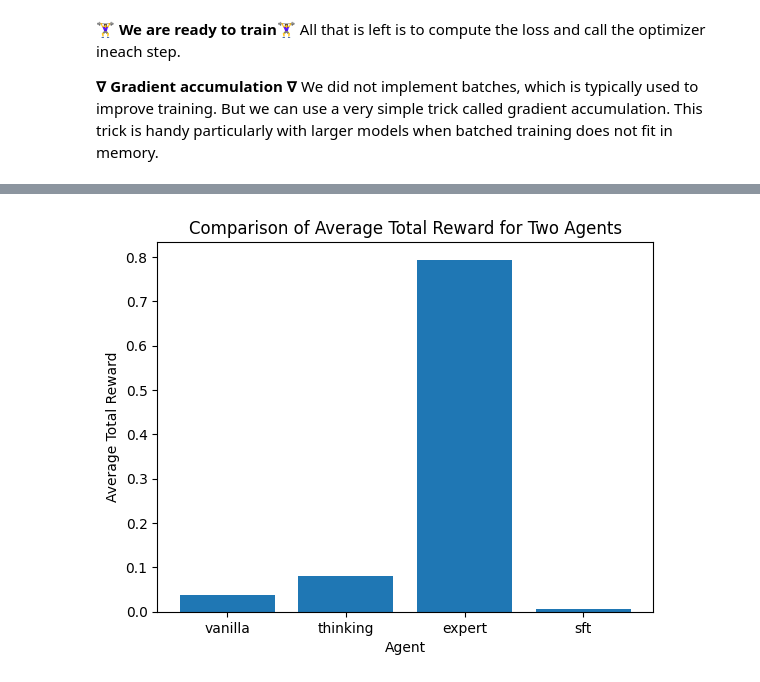
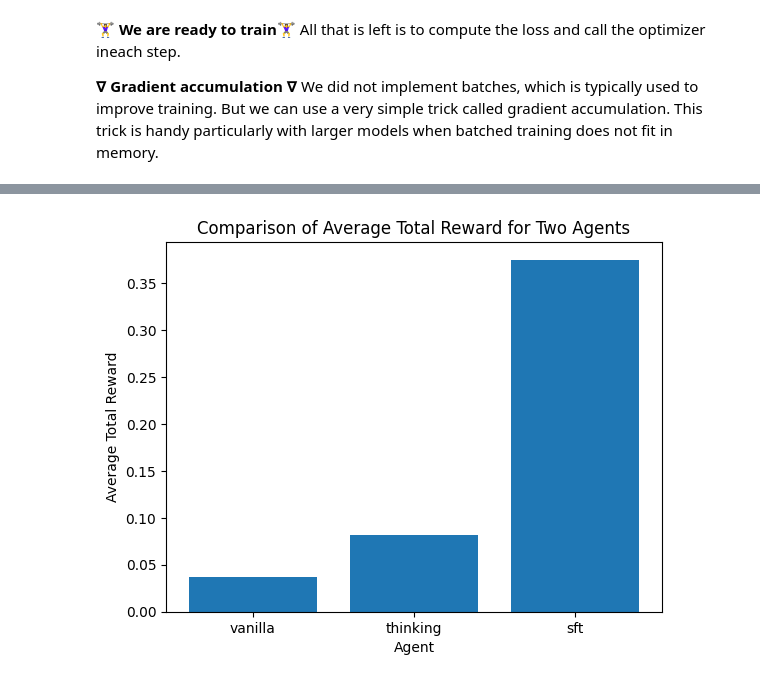
Before and after one commit to nickhalmagyi/hdsi-winter-workshop, a Jupyter notebook: llm-agents-part2.ipynb, the cells around one changed output, grey strips where cells are left out. Cells and saved outputs as stored; diff of their text form; code cells hidden in the pictures.

Commit message:
updated repo with pre-saved results data

```diff
--- a/llm-agents-part2.ipynb
+++ b/llm-agents-part2.ipynb
@@ -689,8 +674,8 @@ import numpy as np
 import matplotlib.pyplot as plt
 
 avg_rewards = {
-    a: np.mean([ep["total_reward"] for ep in episodes[a]])
-    for a in ["vanilla", "thinking"]
+    a: np.mean([ep["total_reward"] for ep in eps])
+    for a, eps in baseline_episodes.items()
 }
 
 # make a bar chart
@@ -998,0 +1142,13 @@ RuntimeError: element 0 of tensors does not require grad and does not have a gra
+# %%
+import pandas as pd
+
+# Make a plot of the training of the losses
+# Load presaved ones for convenience.
+with open(f"{target_dir}/sft_losses.json", "r") as f:
+    all_losses = json.load(f)
+
+pd.Series(all_losses).ewm(halflife=30, min_periods=10).mean().plot()
+plt.xlabel("Step")
+plt.ylabel("Loss (EMA @ haflife 30)")
+plt.title("Training Loss")
+plt.show()
@@ -1001,18 +1159,18 @@ RuntimeError: element 0 of tensors does not require grad and does not have a gra
 # %%
-# Combine LORA adapter with the original LLM weights
-model_merged = model_lora.merge_and_unload()
-
-# Run eval loop with fine-tuned model
-new_episodes = {"sft": []}
-num_episodes_per_agent = 20
+## Run eval loop with fine-tuned model
+sft_episodes = {"sft": []}
+num_episodes_per_agent = 1
 
 for ep in range(num_episodes_per_agent):
     printmd(f"#### Episode {ep}")
-    memory, data, total_reward = episode_rollout(model_merged, gameFold="test", thinking=False)
-    new_episodes['sft'].append({"ep": ep, "total_reward": total_reward, "memory": memory, "data": data})
+    memory, data, total_reward = episode_rollout(model_lora, gameFold="test", thinking=False)
+    sft_episodes['sft'].append({"ep": ep, "total_reward": total_reward, "memory": memory, "data": data})
 
-# save results
+## save results
 with open(f"{target_dir}/episodes_sft_agent.json", "w") as f:
-    json.dump(new_episodes, f)
+    json.dump(sft_episodes, f)
+
+## print an episode
+printmd('\n\n'.join(sft_episodes['sft'][0]['memory']))
 # %% [output]
 #### Episode 0
@@ -1051,22 +1237,22 @@ episodes['sft'][-1]
 # %%
-import numpy as np
+# import numpy as np
 import matplotlib.pyplot as plt
 
-episodes = episodes | new_episodes
+all_eps = baseline_episodes | sft_episodes
 
 avg_rewards = {
-    a: np.mean([ep["total_reward"] for ep in episodes[a]])
-    for a in episodes.keys()
+    a: np.mean([ep["total_reward"] for ep in all_eps[a]])
+    for a in ["vanilla", "thinking", "sft"]
 }
 
 # make a bar chart
 agents = list(avg_rewards.keys())
 rewards = list(avg_rewards.values())
 
 plt.bar(agents, rewards)
 plt.xlabel("Agent")
 plt.ylabel("Average Total Reward")
 plt.title("Comparison of Average Total Reward for Two Agents")
 plt.show()
 # %% [output]
-[figure, old version]
+[figure, new version]
```
Also changed, not shown: parts of 30 cells of this notebook, 4 other files.
